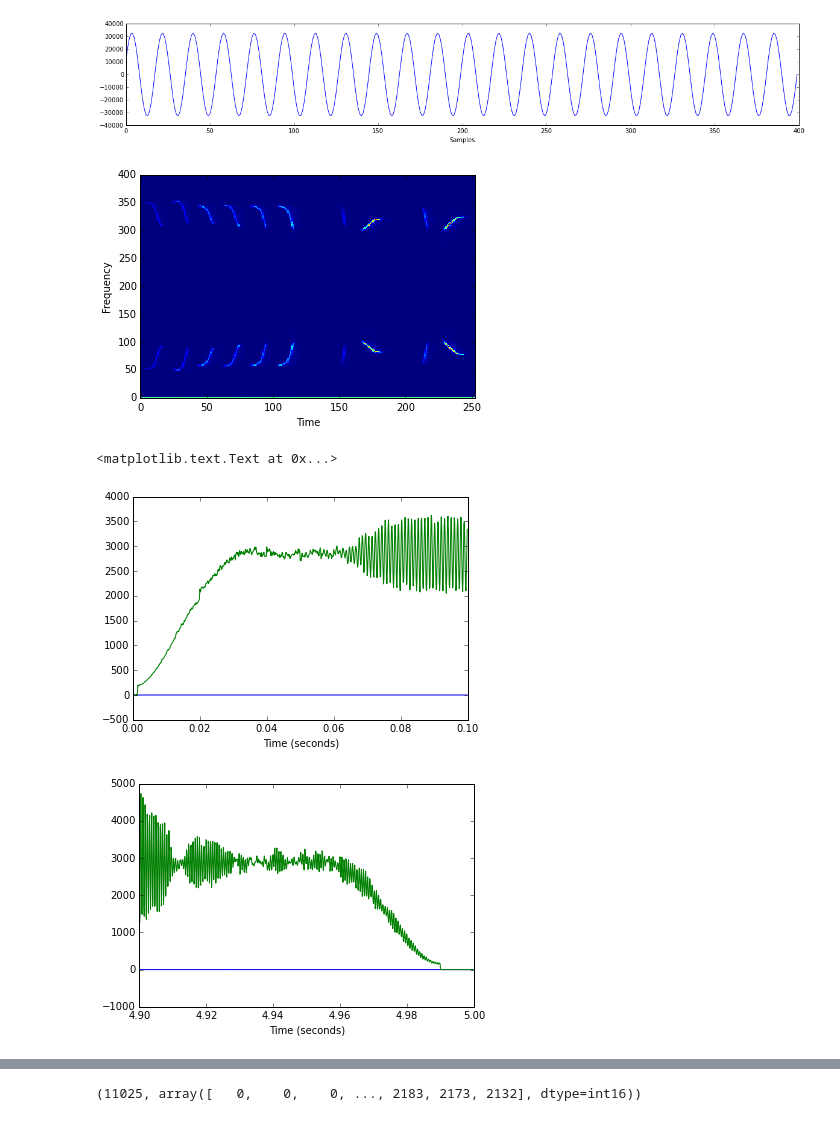
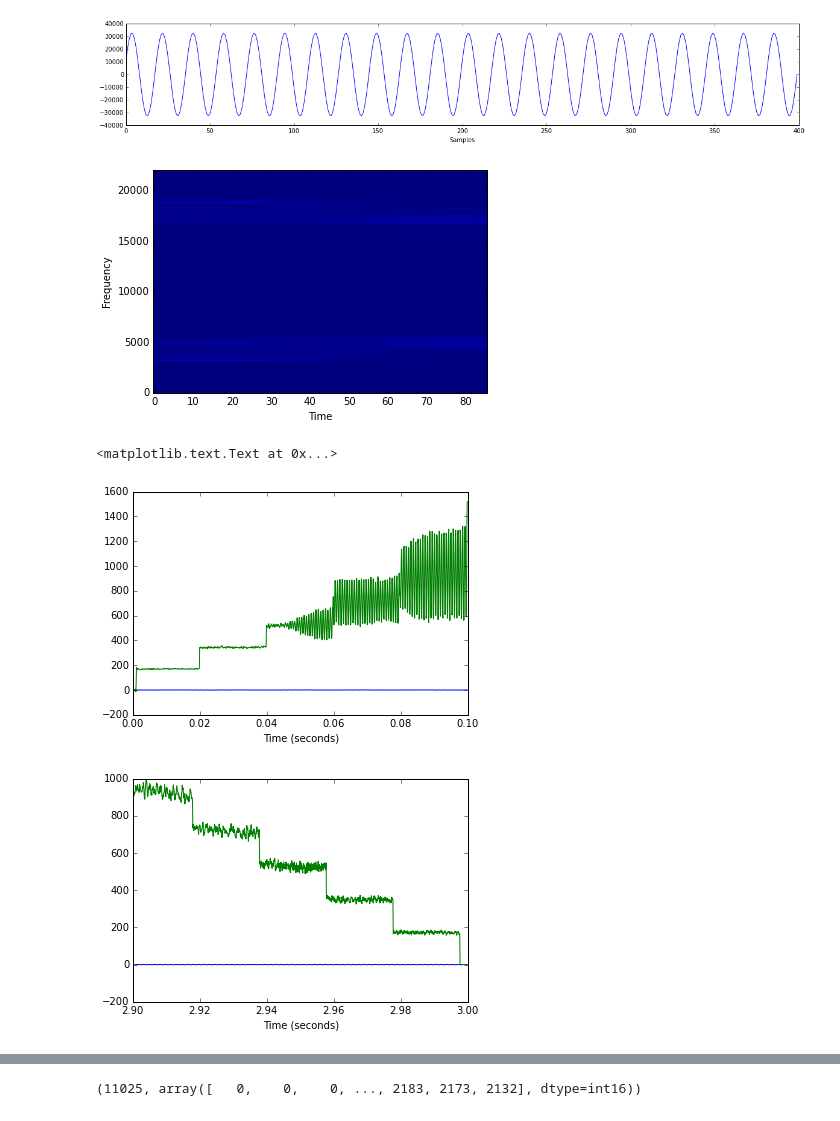
Before and after one commit to VicCastillo/nCASA, a Jupyter notebook: signal_freq_plot_Synth01.ipynb, the cells around one changed output, grey strips where cells are left out. Drawn from its saved outputs; the diff is of its cells as text; code cells hidden in the pictures.

```diff
--- a/signal_freq_plot_Synth01.ipynb
+++ b/signal_freq_plot_Synth01.ipynb
@@ -114,46 +114,45 @@ def istft(X, fs, T, hop):
     return x
 
 
-f0 = 440         # Compute the STFT of a 440 Hz sinusoid
-fs = 8000        # sampled at 8 kHz
-T = 5            # lasting 5 seconds
-framesz = 0.050  # with a frame size of 50 milliseconds
+#f0 = 440         # Compute the STFT of a 440 Hz sinusoid
+fs = 11025        # sampled at 8 kHz
+T = 3.0            # lasting 5 seconds
+framesz = 0.50  # with a frame size of 50 milliseconds
 hop = 0.020      # and hop size of 20 milliseconds.
 
 # Create test signal and STFT.
 t = scipy.linspace(0, T, T*fs, endpoint=False)
-x = scipy.sin(2*scipy.pi*f0*t)
+#x = scipy.sin(2*scipy.pi*f0*t)
+#X = stft(x, fs, framesz, hop)
 
 X = stft(cardinal[1], fs, framesz, hop)
-
-#X = stft(x, fs, framesz, hop)
 
 # Plot the magnitude spectrogram.
 pylab.figure()
 pylab.imshow(scipy.absolute(X.T), origin='lower', aspect='auto',
              interpolation='nearest')
 pylab.xlabel('Time')
 pylab.ylabel('Frequency')
 pylab.show()
 
 # Compute the ISTFT.
 xhat = istft(X, fs, T, hop)
 
 # Plot the input and output signals over 0.1 seconds.
 T1 = int(0.1*fs)
 
 pylab.figure()
 pylab.plot(t[:T1], x[:T1], t[:T1], xhat[:T1])
 pylab.xlabel('Time (seconds)')
 
 pylab.figure()
 pylab.plot(t[-T1:], x[-T1:], t[-T1:], xhat[-T1:])
 pylab.xlabel('Time (seconds)')
 # %% [output]
-[figure, old version]
+[figure, new version]
 <matplotlib.text.Text at 0x...>
-[figure, old version]
+[figure, new version]
-[figure, old version]
+[figure, new version]
 # %%
 
 inwave = wv.open(datadir+'cardinal.wav')
```
Also changed, not shown: parts of 3 cells of this notebook, 1 other file.
